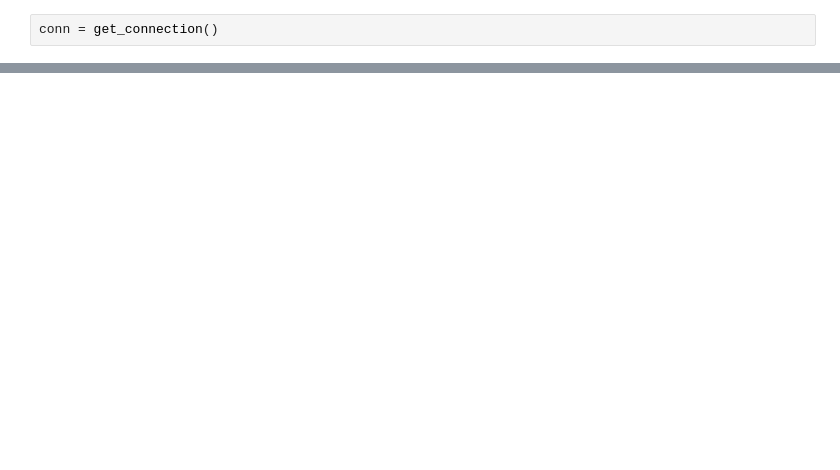
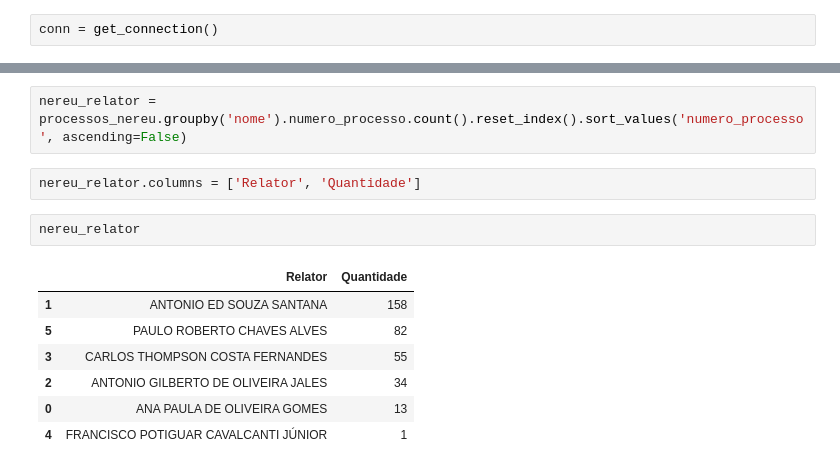
Before and after one commit to eduardoplima/ccd, a Jupyter notebook: scripts/lab_nereu.ipynb, the cells around one changed output, grey strips where cells are left out. Cells and saved outputs as stored; diff of their text form; blank space fills up the shorter version.

Commit message:
lab nereu antonio ed

```diff
--- a/scripts/lab_nereu.ipynb
+++ b/scripts/lab_nereu.ipynb
@@ -35,0 +39,14 @@ processos_nereu
+# %%
+nereu_relator = processos_nereu.groupby('nome').numero_processo.count().reset_index().sort_values('numero_processo', ascending=False)
+# %%
+nereu_relator.columns = ['Relator', 'Quantidade']
+# %%
+nereu_relator
+# %% [output]
+|  | Relator | Quantidade |
+| 1 | ANTONIO ED SOUZA SANTANA | 158 |
+| 5 | PAULO ROBERTO CHAVES ALVES | 82 |
+| 3 | CARLOS THOMPSON COSTA FERNANDES | 55 |
+| 2 | ANTONIO GILBERTO DE OLIVEIRA JALES | 34 |
+| 0 | ANA PAULA DE OLIVEIRA GOMES | 13 |
+| 4 | FRANCISCO POTIGUAR CAVALCANTI JÚNIOR | 1 |
```
Also changed, not shown: parts of 17 cells of this notebook, 19 other files.
